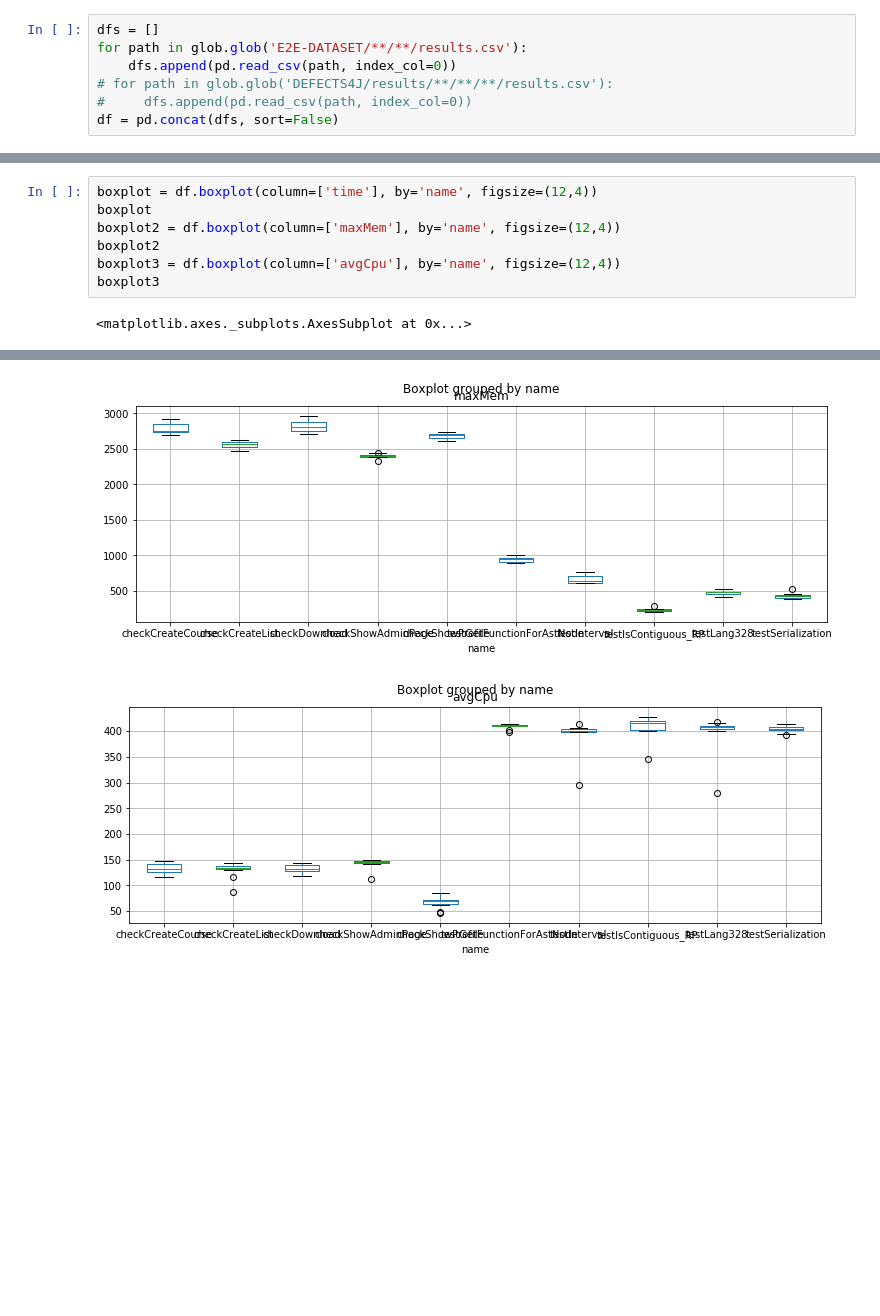
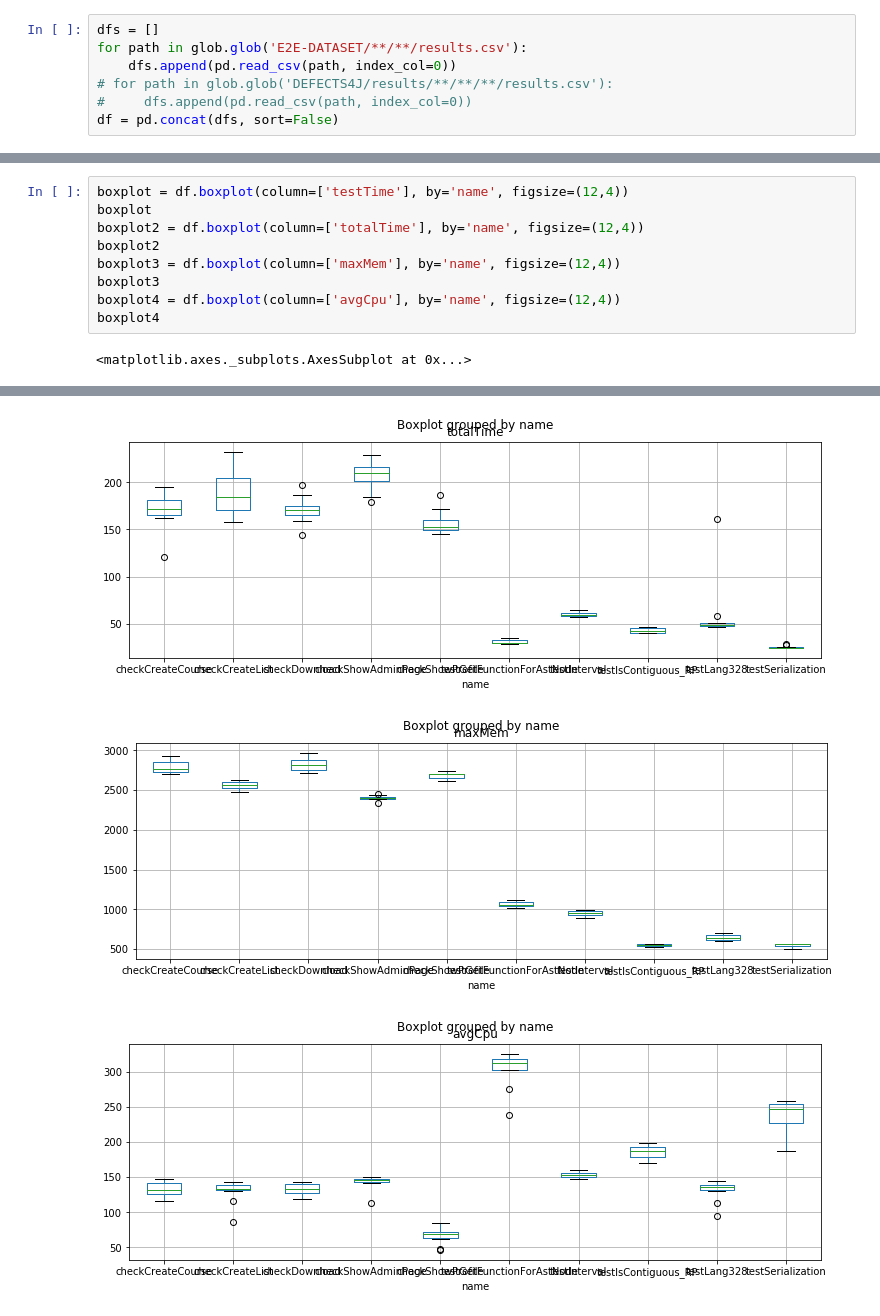
Before and after one commit to e2e-tests-dataset/comparative-experiment, a Jupyter notebook: GenerateGraphics.ipynb, the cells around one changed output, grey strips where cells are left out. Drawn from its saved outputs; the diff is of its cells as text; blank space fills up the shorter version.

Commit message:
Generate new results with test and total time

```diff
--- a/GenerateGraphics.ipynb
+++ b/GenerateGraphics.ipynb
@@ -26,9 +35,11 @@ pd.concat([dfg.median()[['time']],dfg.mean()[['avgCpu', 'maxMem']]], axis=1, joi
 # %%
-boxplot = df.boxplot(column=['time'], by='name', figsize=(12,4))
+boxplot = df.boxplot(column=['testTime'], by='name', figsize=(12,4))
 boxplot
-boxplot2 = df.boxplot(column=['maxMem'], by='name', figsize=(12,4))
+boxplot2 = df.boxplot(column=['totalTime'], by='name', figsize=(12,4))
 boxplot2
-boxplot3 = df.boxplot(column=['avgCpu'], by='name', figsize=(12,4))
+boxplot3 = df.boxplot(column=['maxMem'], by='name', figsize=(12,4))
 boxplot3
+boxplot4 = df.boxplot(column=['avgCpu'], by='name', figsize=(12,4))
+boxplot4
 # %% [output]
 <matplotlib.axes._subplots.AxesSubplot at 0x...>
@@ -36,2 +47,3 @@ boxplot3
-[figure, old version]
+[figure, new version]
-[figure, old version]
+[figure, new version]
+[figure, added]
```
Also changed, not shown: parts of 4 cells of this notebook, 11 other files.
